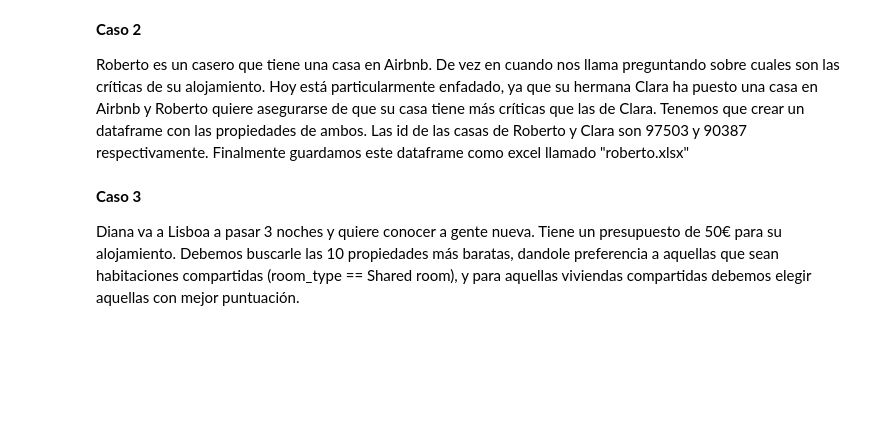
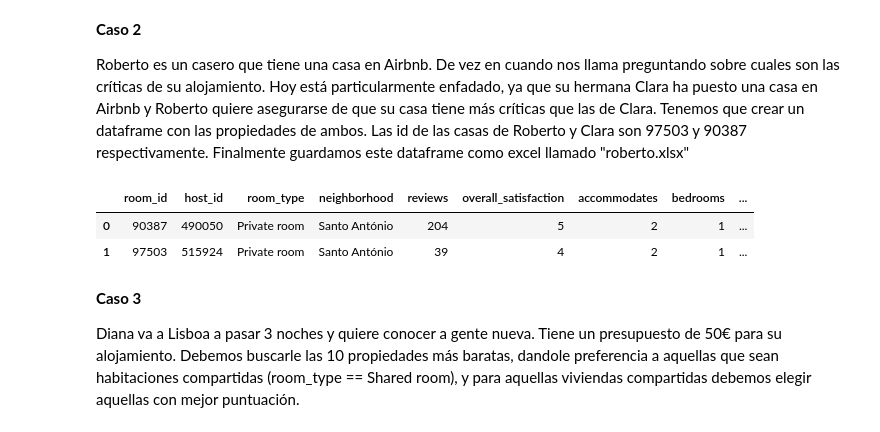
Before and after one commit to MatiasSolisBello/Intro-MachineLearning-v2, a Jupyter notebook: 02_Introduccion_a_Pandas.ipynb, the cells around one changed output. Saved outputs shown, nothing was run; the diff lists cells and outputs as text; code cells hidden in the pictures; blank space fills up the shorter version.

```diff
--- a/02_Introduccion_a_Pandas.ipynb
+++ b/02_Introduccion_a_Pandas.ipynb
@@ -216,6 +228,15 @@ alicia
 **Caso 2**
 
 Roberto es un casero que tiene una casa en Airbnb. De vez en cuando nos llama preguntando sobre cuales son las críticas de su alojamiento. Hoy está particularmente enfadado, ya que su hermana Clara ha puesto una casa en Airbnb y Roberto quiere asegurarse de que su casa tiene más críticas que las de Clara. Tenemos que crear un dataframe con las propiedades de ambos. Las id de las casas de Roberto y Clara son 97503 y 90387 respectivamente. Finalmente guardamos este dataframe como excel llamado "roberto.xlsx"
+# %%
+roberto =  airbnb[airbnb.room_id.isin([97503, 90387])]
+roberto.to_excel("roberto.xlsx", index=False)
+robertoExcel = pd.read_excel("roberto.xlsx")
+robertoExcel
+# %% [output]
+|  | room_id | host_id | room_type | neighborhood | reviews | overall_satisfaction | accommodates | bedrooms | ... |
+| 0 | 90387 | 490050 | Private room | Santo António | 204 | 5 | 2 | 1 | ... |
+| 1 | 97503 | 515924 | Private room | Santo António | 39 | 4 | 2 | 1 | ... |
 # %% [markdown]
 **Caso 3**
 
```
Also changed, not shown: parts of 3 cells of this notebook.
